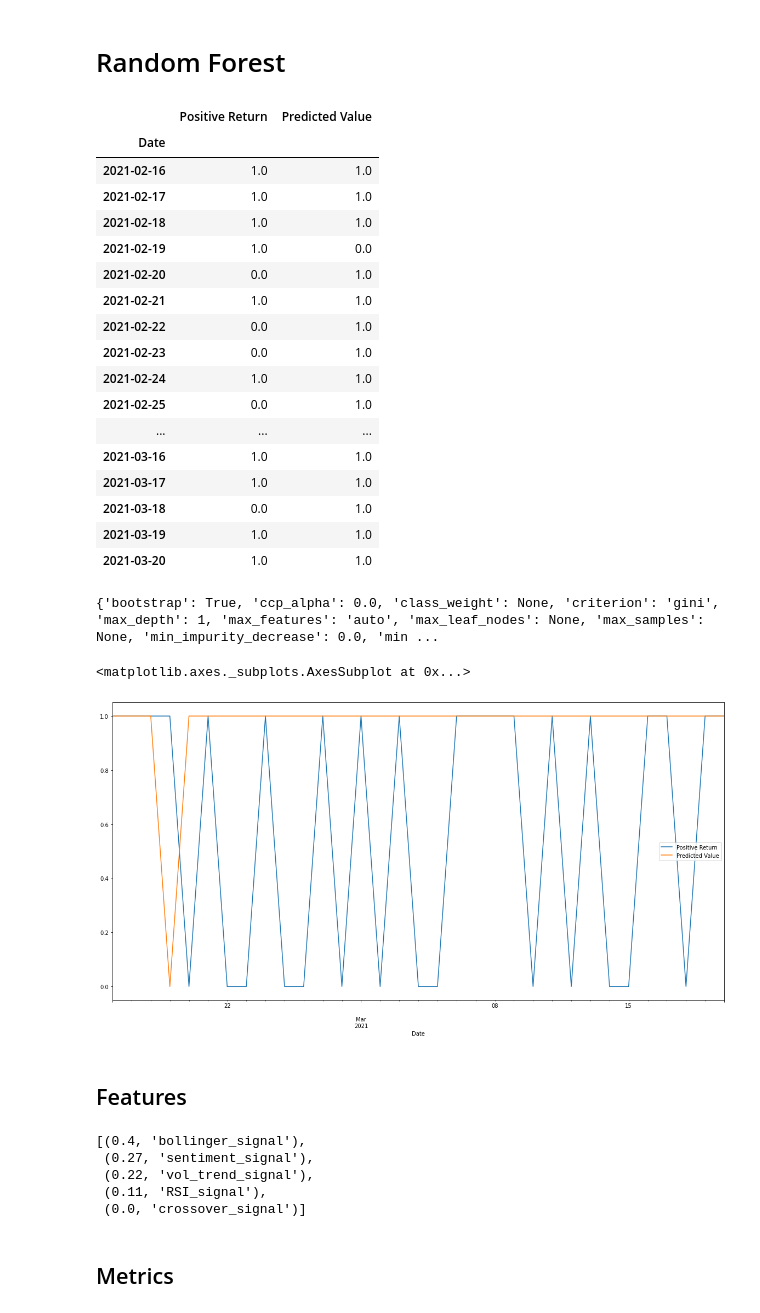
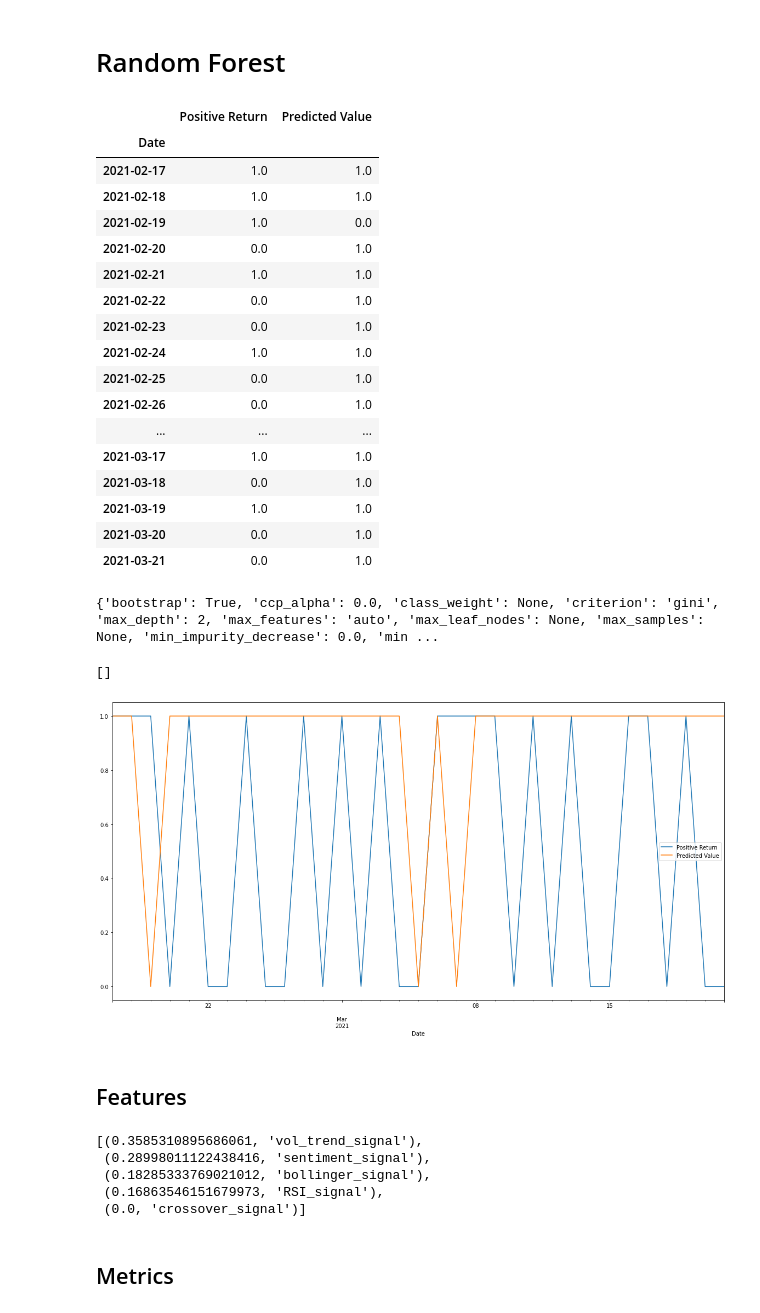
Before and after one commit to maxla777/Project-2, a Jupyter notebook: Monique/ML_models_technical_sentiment.ipynb, the cells around one changed output. Cells and saved outputs as stored; diff of their text form; code cells hidden in the pictures.

```diff
--- a/Monique/ML_models_technical_sentiment.ipynb
+++ b/Monique/ML_models_technical_sentiment.ipynb
@@ -38,7 +38,7 @@ df_crypto_news.tail()
 | 2021-03-20 | -1.0 |
 | 2021-03-21 | -1.0 |
 # %%
-csv_path = Path('/content/drive/MyDrive/Colab Notebooks/kraken_pull_EthExample_03202021.csv')
+csv_path = Path('/content/drive/MyDrive/Colab Notebooks/kraken_pull_EthExample_03212021.csv')
 df_eth_returns=pd.read_csv(csv_path)
 df_eth_returns.set_index(pd.to_datetime(df_eth_returns['Date'], infer_datetime_format=True), inplace=True)
 df_eth_returns.drop(columns=['Date'], inplace=True)
@@ -65,0 +66,5 @@ df_eth_returns.tail()
+# %%
+df_eth_returns.dropna(inplace=True)
+# df_eth_returns.isna().sum()
+# df_eth_returns.head()
+df_eth_returns.tail()
@@ -68,11 +81,11 @@ df_eth_returns.tail()
 x_var_list = ['crossover_signal', 'vol_trend_signal', 'bollinger_signal', 'RSI_signal','sentiment_signal']
 
 # Construct training start and end dates
-training_start = df_crypto_news.index.min().strftime(format= '%Y-%m-%d')
-training_end = '2021-02-15'
+training_start = df_eth_returns.index.min().strftime(format= '%Y-%m-%d')
+training_end = '2021-02-16'
 
 # Construct testing start and end dates
-testing_start =  '2021-02-16'
+testing_start =  '2021-02-17'
 testing_end = df_eth_returns.index.max().strftime(format= '%Y-%m-%d')
 
 # Construct the X_train and y_train datasets
@@ -113,7 +126,7 @@ from sklearn.metrics import confusion_matrix, balanced_accuracy_score, accuracy_
 # %%
 # Fit a SKLearn linear regression using the training set (X_train, y_train):
 AB_model = AdaBoostClassifier(
-    DecisionTreeClassifier(max_depth=1),
+    DecisionTreeClassifier(max_depth=2),
     n_estimators=100,
     learning_rate=1,
     random_state=0
@@ -255,22 +269,21 @@ from sklearn.datasets import make_classification
 # %%
 # Fit a SKLearn linear regression using just the training set (X_train, y_train):
 RF_model = RandomForestClassifier(n_estimators=100,
-                               max_depth=1,
+                               max_depth=2, # when max_depth = 1, nothing is predicted not positive
                                criterion='gini', # gini or entropy, gini is default
                                random_state=0)
 RF_model.fit(X_train, y_train)
 
 # Make a prediction of "y" values from the X_test dataset
 RF_predictions = RF_model.predict(X_test)
 
 # Assemble actual y data (y_test) with predicted y data (from just above) into two columns in a dataframe:
 Results = y_test.to_frame()
 Results["Predicted Value"] = RF_predictions
 Results
 # %% [output]
 |  | Positive Return | Predicted Value |
 | Date |  |  |
-| 2021-02-16 | 1.0 | 1.0 |
 | 2021-02-17 | 1.0 | 1.0 |
 | 2021-02-18 | 1.0 | 1.0 |
 | 2021-02-19 | 1.0 | 0.0 |
@@ -280,22 +293,24 @@ Results
 | 2021-02-23 | 0.0 | 1.0 |
 | 2021-02-24 | 1.0 | 1.0 |
 | 2021-02-25 | 0.0 | 1.0 |
+| 2021-02-26 | 0.0 | 1.0 |
 | ... | ... | ... |
-| 2021-03-16 | 1.0 | 1.0 |
 | 2021-03-17 | 1.0 | 1.0 |
 | 2021-03-18 | 0.0 | 1.0 |
 | 2021-03-19 | 1.0 | 1.0 |
-| 2021-03-20 | 1.0 | 1.0 |
+| 2021-03-20 | 0.0 | 1.0 |
+| 2021-03-21 | 0.0 | 1.0 |
 # %%
 print(RF_model.get_params()) # looked at parameters and experimented with them to see if they made significant differences
 # %% [output]
-{'bootstrap': True, 'ccp_alpha': 0.0, 'class_weight': None, 'criterion': 'gini', 'max_depth': 1, 'max_features': 'auto', 'max_leaf_nodes': None, 'max_samples': None, 'min_impurity_decrease': 0.0, 'min ...
+{'bootstrap': True, 'ccp_alpha': 0.0, 'class_weight': None, 'criterion': 'gini', 'max_depth': 2, 'max_features': 'auto', 'max_leaf_nodes': None, 'max_samples': None, 'min_impurity_decrease': 0.0, 'min ...
 # %%
-RF_Results = Results[['Positive Return','Predicted Value']]
+RF_Results = Results[['Positive Return','Predicted Value']].plot(figsize=(20,10))
+RF_Results.get_figure().savefig('/content/drive/MyDrive/Colab Notebooks/RF_results_combined', bbox_inches="tight")
 RF_Results.plot(figsize=(20,10))
 # %% [output]
-<matplotlib.axes._subplots.AxesSubplot at 0x...>
+[]
-[figure, old version]
+[figure, new version]
 # %% [markdown]
 ## Features
 # %%
@@ -304,10 +319,10 @@ RF_importances = RF_model.feature_importances_
 RF_importances_sorted = sorted(zip(RF_model.feature_importances_, df_eth_returns[x_var_list].columns), reverse=True)
 RF_importances_sorted
 # %% [output]
-[(0.4, 'bollinger_signal'),
- (0.27, 'sentiment_signal'),
- (0.22, 'vol_trend_signal'),
- (0.11, 'RSI_signal'),
+[(0.3585310895686061, 'vol_trend_signal'),
+ (0.28998011122438416, 'sentiment_signal'),
+ (0.18285333769021012, 'bollinger_signal'),
+ (0.16863546151679973, 'RSI_signal'),
  (0.0, 'crossover_signal')]
 # %% [markdown]
 ## Metrics
```
Also changed, not shown: parts of 10 cells of this notebook, 4 other files.
